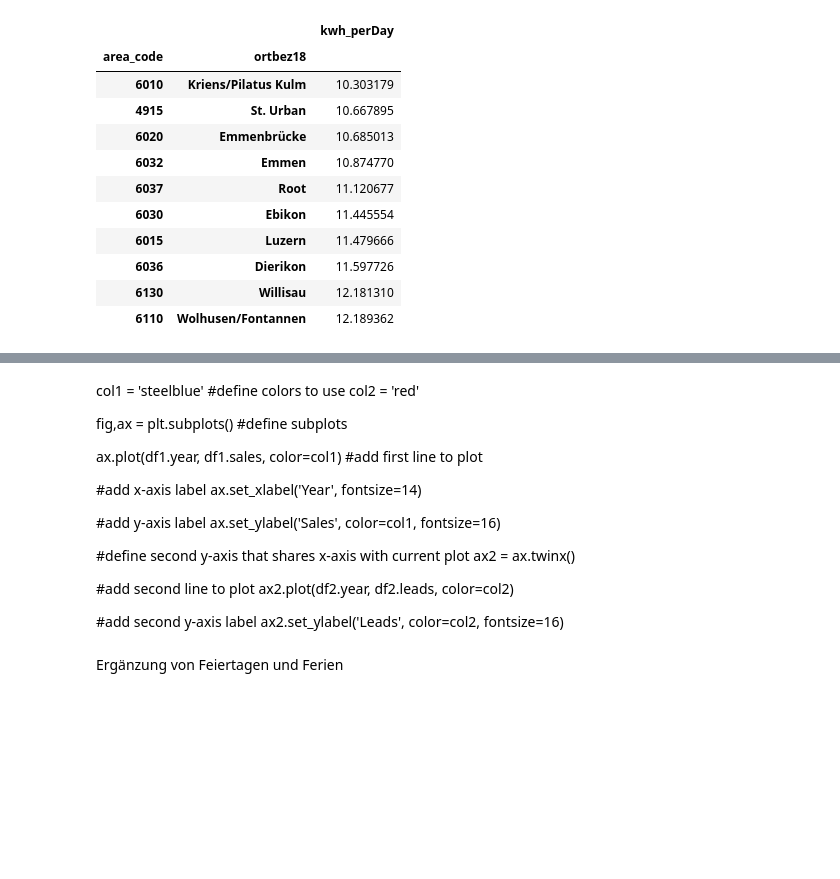
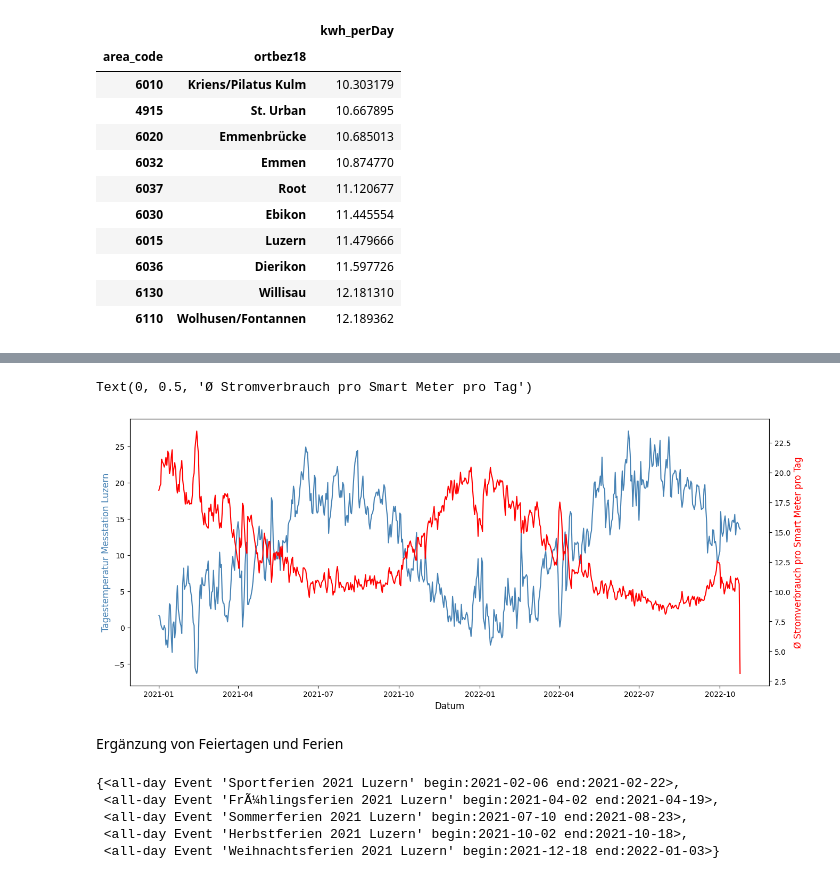
Before and after one commit to axpogroup/ckw-opendata, a Jupyter notebook: ckw.ch/Descriptives Agg.ipynb, the cells around one changed output, grey strips where cells are left out. Cells and saved outputs as stored; diff of their text form; code cells hidden in the pictures; blank space fills up the shorter version.

Commit message:
Current Version

```diff
--- a/ckw.ch/Descriptives Agg.ipynb
+++ b/ckw.ch/Descriptives Agg.ipynb
@@ -492,25 +502,42 @@ df_day
-# %% [markdown]
-
-col1 = 'steelblue' #define colors to use
-col2 = 'red'
-
-fig,ax = plt.subplots() #define subplots
-
-ax.plot(df1.year, df1.sales, color=col1) #add first line to plot
-
-#add x-axis label
-ax.set_xlabel('Year', fontsize=14)
-
-#add y-axis label
-ax.set_ylabel('Sales', color=col1, fontsize=16)
-
-#define second y-axis that shares x-axis with current plot
-ax2 = ax.twinx()
-
-#add second line to plot
-ax2.plot(df2.year, df2.leads, color=col2)
-
-#add second y-axis label
-ax2.set_ylabel('Leads', color=col2, fontsize=16)
+# %%
+col1 = 'steelblue' #define colors to use
+col2 = 'red'
+
+fig,ax = plt.subplots() #define subplots
+fig.set_size_inches(15.5, 6.5)
+
+ax.plot(df_day.date, df_day.daytemp, color=col1) #add first line to plot
+
+#add x-axis label
+ax.set_xlabel('Datum', fontsize=12)
+
+#add y-axis label
+ax.set_ylabel('Tagestemperatur Messtation Luzern', color=col1, fontsize=12)
+
+#define second y-axis that shares x-axis with current plot
+ax2 = ax.twinx()
+
+#add second line to plot
+ax2.plot(df_day.date, df_day.kwh_persmdt, color=col2)
+
+#add second y-axis label
+ax2.set_ylabel('Ø Stromverbrauch pro Smart Meter pro Tag', color=col2, fontsize=12)
+# %% [output]
+Text(0, 0.5, 'Ø Stromverbrauch pro Smart Meter pro Tag')
+[figure, added]
 # %% [markdown]
 Ergänzung von Feiertagen und Ferien
+# %%
+df_data = pd.read_pickle("Dataset03.pkl")
+url = 'https://www.schulferien.org/media/ical/schweiz/ferien_luzern_alle-schulen_2021.ics?k=X1-tbnx2FDD-JES_XUvgkPZvrwnD_7Eg5QILxcWCnN54JcWmszYrnbbROEQwNAlSBe75Tf5i_KEDZXYEyFPYdb2vr5HYCo3dpCMfIHMmWig' # Schulferien-Kalender Kanton Luzern 2021
+
+icsFile = ics.Calendar(urlopen(url).read().decode('iso-8859-1'))
+holidayCheck = []
+events = icsFile.events
+events
+# %% [output]
+{<all-day Event 'Sportferien 2021 Luzern' begin:2021-02-06 end:2021-02-22>,
+ <all-day Event 'FrÃ¼hlingsferien 2021 Luzern' begin:2021-04-02 end:2021-04-19>,
+ <all-day Event 'Sommerferien 2021 Luzern' begin:2021-07-10 end:2021-08-23>,
+ <all-day Event 'Herbstferien 2021 Luzern' begin:2021-10-02 end:2021-10-18>,
+ <all-day Event 'Weihnachtsferien 2021 Luzern' begin:2021-12-18 end:2022-01-03>}
```
Also changed, not shown: parts of 10 cells of this notebook.
